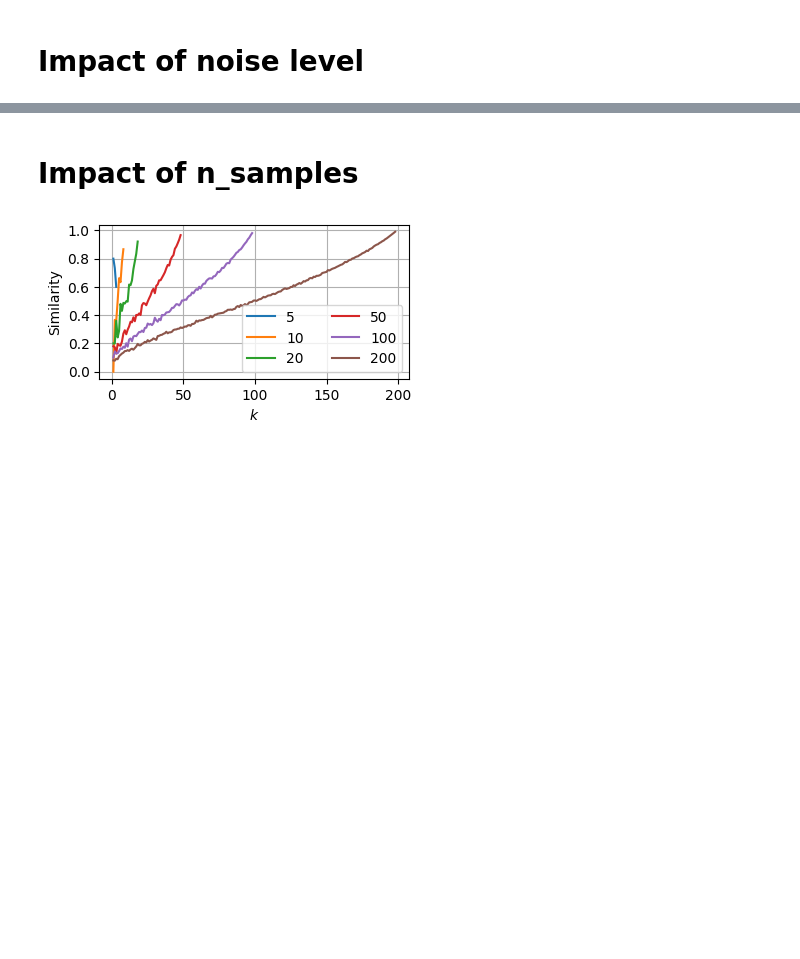
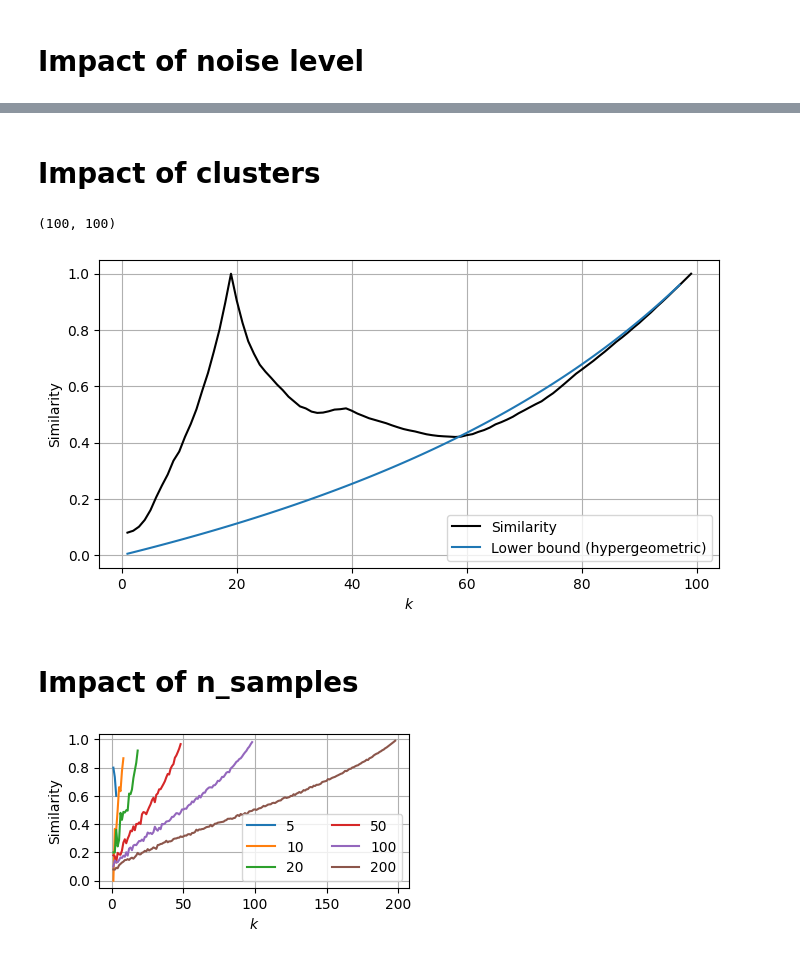
Before and after one commit to tiagoft/graph_structure, a Jupyter notebook: topologies_theory.ipynb, the cells around one changed output, grey strips where cells are left out. Drawn from its saved outputs; the diff is of its cells as text; code cells hidden in the pictures; blank space fills up the shorter version.

Commit message:
Clustering leads to similarity below lower bound

```diff
--- a/topologies_theory.ipynb
+++ b/topologies_theory.ipynb
@@ -228,3 +228,57 @@ plt.show()
+# %% [markdown]
+# Impact of clusters
+# %%
+n_samples_per_cluster = 20
+n_clusters = 5
+dim = 100
+cluster_power = 10
+np.random.seed(167)
+cluster_pos_1 = cluster_power*np.random.randn( n_clusters, dim )
+cluster_pos_2 = cluster_power*np.random.randn( n_clusters, dim )
+
+X1 = []
+X2 = []
+for i in range(n_clusters):
+    x1 = np.random.randn(n_samples_per_cluster, dim)
+    x2 = np.random.randn(n_samples_per_cluster, dim)
+    x1 = x1 + cluster_pos_1[i,:]
+    x2 = x2 + cluster_pos_2[i,:]
+    X1.append(x1)
+    X2.append(x2)
+
+X1 = np.vstack(X1)
+X2 = np.vstack(X2)
+
+print(X1.shape)
+ks = list(range(1, n_samples_per_cluster * n_clusters))
+res = []
+for k in ks:
+    res.append(mean_neighborhood_similarity(X1, X2, k))
+
+M = (n_samples_per_cluster * n_clusters)-1
+n = ks[:-2]
+N = n
+intersection = st.hypergeom.mean(M,n,N)
+union = 2 * np.array(n) - np.array(intersection)
+js = intersection/union
+# %% [output]
+(100, 100)
+# %%
+plt.figure(figsize=(8,4))
+plt.plot(ks, res, 'k', label='Similarity')
+plt.plot(n, js, label='Lower bound (hypergeometric)')
+
+plt.xlabel('$k$')
+plt.ylabel('Similarity')
+a = 0.2
+plt.yticks(np.arange(0,1+a, a))
+plt.grid()
+plt.legend()
+plt.savefig('dabk_lowerbound.pdf', bbox_inches='tight')
+
+plt.show()
+# %% [output]
+[figure, added]
 # %% [markdown]
 # Impact of n_samples
 # %%
```
Also changed, not shown: parts of 3 cells of this notebook.
